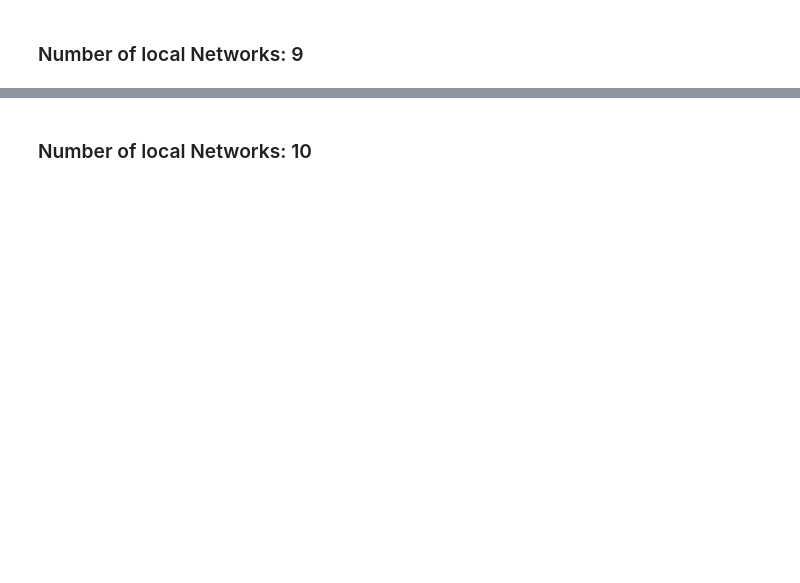
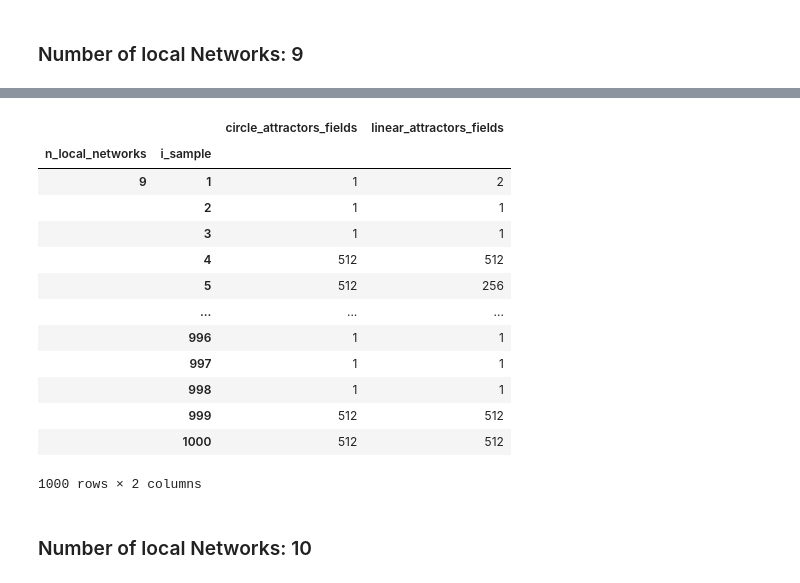
Before and after one commit to crptcusco/cbnetwork, a Jupyter notebook: experiments/structural/3_linear_circle/exp5_aleatory_linear_circle.ipynb, the cells around one changed output, grey strips where cells are left out. Drawn from its saved outputs; the diff is of its cells as text; code cells hidden in the pictures; blank space fills up the shorter version.

```diff
--- a/experiments/structural/3_linear_circle/exp5_aleatory_linear_circle.ipynb
+++ b/experiments/structural/3_linear_circle/exp5_aleatory_linear_circle.ipynb
@@ -331,0 +436,17 @@ for key in df_local_networks_9.keys()[-6:-3]:
+# %%
+df_resume[['circle_attractors_fields','linear_attractors_fields']]
+# %% [output]
+|  |  | circle_attractors_fields | linear_attractors_fields |
+| n_local_networks | i_sample |  |  |
+| 9 | 1 | 1 | 2 |
+|  | 2 | 1 | 1 |
+|  | 3 | 1 | 1 |
+|  | 4 | 512 | 512 |
+|  | 5 | 512 | 256 |
+|  | ... | ... | ... |
+|  | 996 | 1 | 1 |
+|  | 997 | 1 | 1 |
+|  | 998 | 1 | 1 |
+|  | 999 | 512 | 512 |
+|  | 1000 | 512 | 512 |
+1000 rows × 2 columns
```
Also changed, not shown: parts of 27 cells of this notebook, 1 other file.
